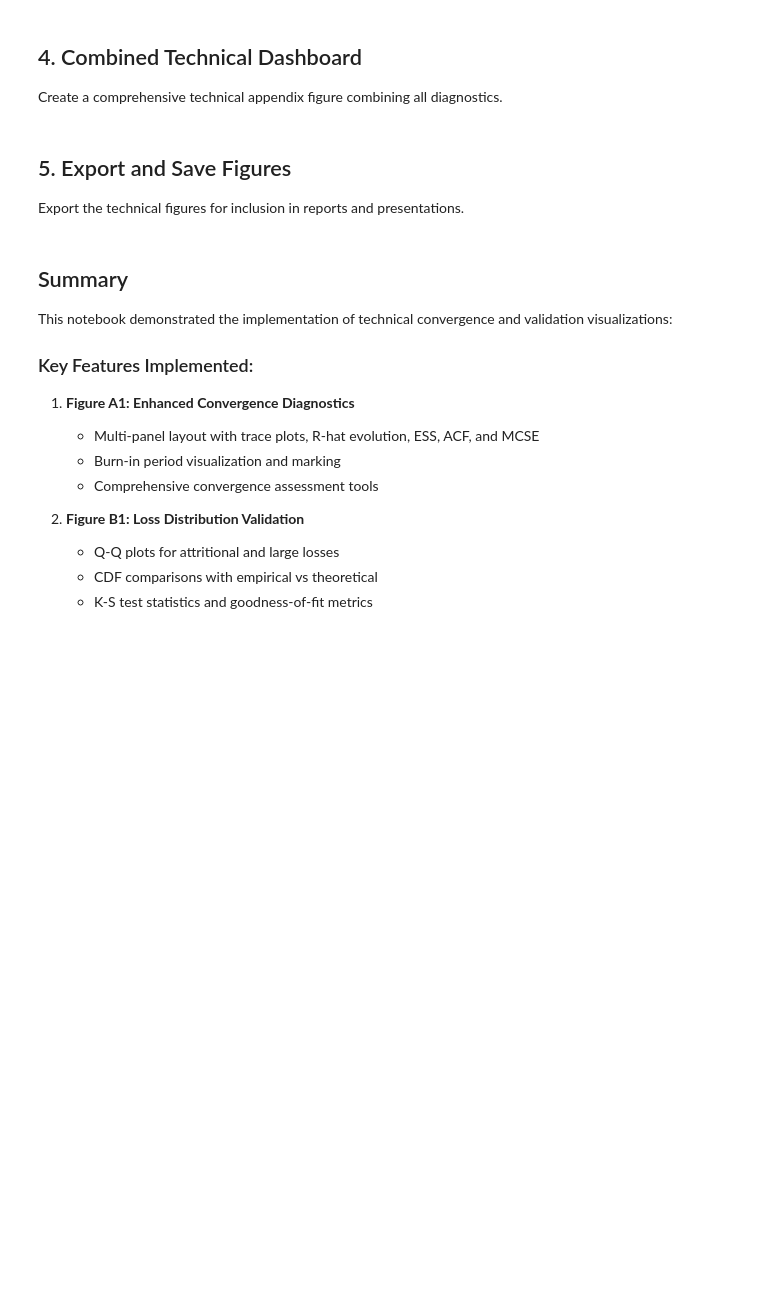
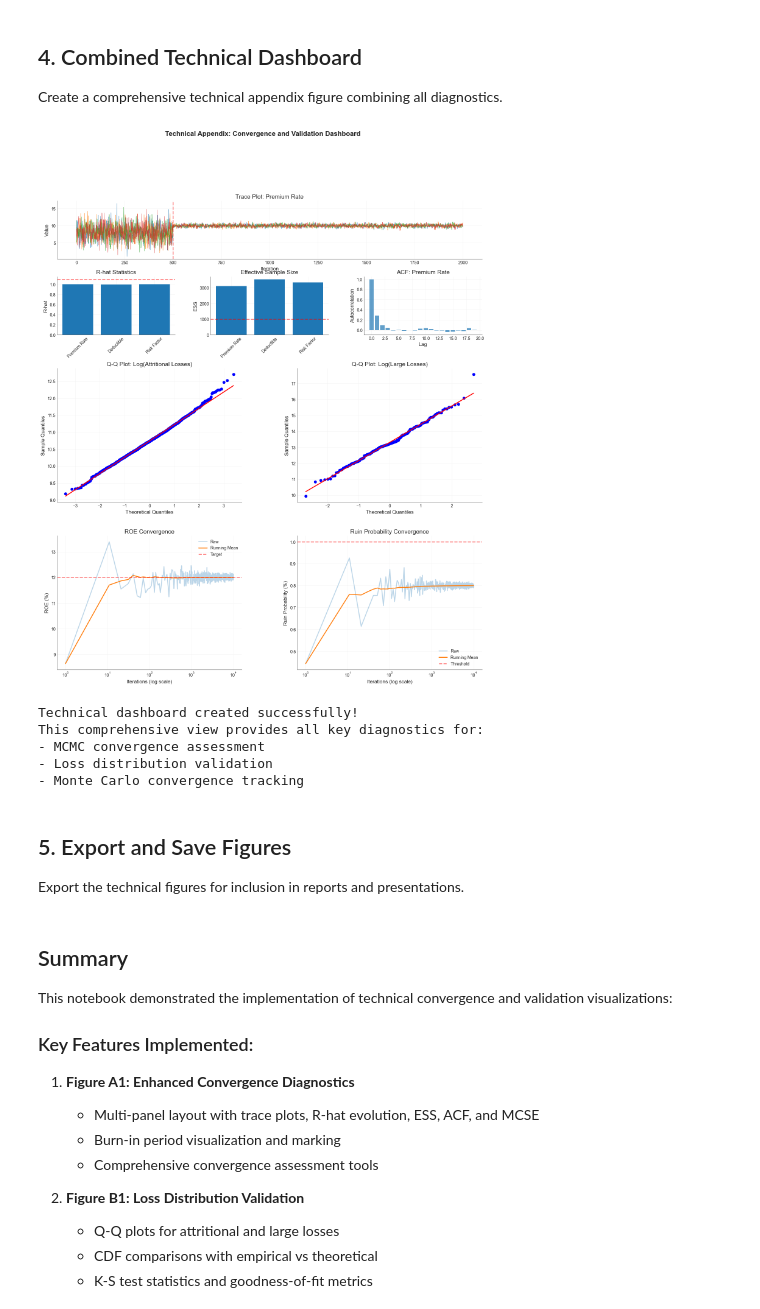
Before and after one commit to AlexFiliakov/Ergodic-Insurance-Limits, a Jupyter notebook: ergodic_insurance/notebooks/19_technical_convergence_visualizations.ipynb, the cells around one changed output. Saved outputs shown, nothing was run; the diff lists cells and outputs as text; code cells hidden in the pictures; blank space fills up the shorter version.

```diff
--- a/ergodic_insurance/notebooks/19_technical_convergence_visualizations.ipynb
+++ b/ergodic_insurance/notebooks/19_technical_convergence_visualizations.ipynb
@@ -387,13 +493,21 @@ gs2 = gs[1].subgridspec(1, 2, wspace=0.3)
 
 # Q-Q plot for attritional losses
 ax5 = fig.add_subplot(gs2[0])
-stats.probplot(attritional_losses, dist="lognorm", plot=ax5)
-ax5.set_title("Q-Q Plot: Attritional Losses")
+# Use normal distribution on log-transformed data instead of lognorm
+log_attritional = np.log(attritional_losses)
+stats.probplot(log_attritional, dist="norm", plot=ax5)
+ax5.set_title("Q-Q Plot: Log(Attritional Losses)")
+ax5.set_xlabel("Theoretical Quantiles")
+ax5.set_ylabel("Sample Quantiles")
 
 # Q-Q plot for large losses
 ax6 = fig.add_subplot(gs2[1])
-stats.probplot(large_losses, dist="lognorm", plot=ax6)
-ax6.set_title("Q-Q Plot: Large Losses")
+# Use normal distribution on log-transformed data instead of lognorm
+log_large = np.log(large_losses)
+stats.probplot(log_large, dist="norm", plot=ax6)
+ax6.set_title("Q-Q Plot: Log(Large Losses)")
+ax6.set_xlabel("Theoretical Quantiles")
+ax6.set_ylabel("Sample Quantiles")
 
 # Row 3: Monte Carlo convergence
 gs3 = gs[2].subgridspec(1, 2, wspace=0.3)
@@ -405,33 +519,40 @@ running_mean = [np.mean(metrics_history["ROE (%)"][:i]) for i in range(1, len(me
 ax7.plot(iterations[::10], metrics_history["ROE (%)"][::10], alpha=0.3, label="Raw")
 ax7.plot(iterations[::10], running_mean[::10], linewidth=2, label="Running Mean")
 ax7.axhline(y=12.0, color='red', linestyle='--', alpha=0.5, label="Target")
 ax7.set_xscale('log')
 ax7.set_title("ROE Convergence")
 ax7.set_xlabel("Iterations (log scale)")
 ax7.set_ylabel("ROE (%)")
 ax7.legend()
 
 # Ruin probability convergence
 ax8 = fig.add_subplot(gs3[1])
 running_mean_ruin = [np.mean(metrics_history["Ruin Probability (%)"][:i])
                      for i in range(1, len(metrics_history["Ruin Probability (%)"]) + 1)]
 ax8.plot(iterations[::10], metrics_history["Ruin Probability (%)"][::10], alpha=0.3, label="Raw")
 ax8.plot(iterations[::10], running_mean_ruin[::10], linewidth=2, label="Running Mean")
 ax8.axhline(y=1.0, color='red', linestyle='--', alpha=0.5, label="Threshold")
 ax8.set_xscale('log')
 ax8.set_title("Ruin Probability Convergence")
 ax8.set_xlabel("Iterations (log scale)")
 ax8.set_ylabel("Ruin Probability (%)")
 ax8.legend()
 
 plt.suptitle("Technical Appendix: Convergence and Validation Dashboard", fontsize=16, fontweight='bold', y=0.995)
 plt.show()
 
 print("\nTechnical dashboard created successfully!")
 print("This comprehensive view provides all key diagnostics for:")
 print("- MCMC convergence assessment")
 print("- Loss distribution validation")
 print("- Monte Carlo convergence tracking")
+# %% [output]
+[figure, added]
+Technical dashboard created successfully!
+This comprehensive view provides all key diagnostics for:
+- MCMC convergence assessment
+- Loss distribution validation
+- Monte Carlo convergence tracking
 # %% [markdown]
 ## 5. Export and Save Figures
 
```
Also changed, not shown: parts of 11 cells of this notebook.
